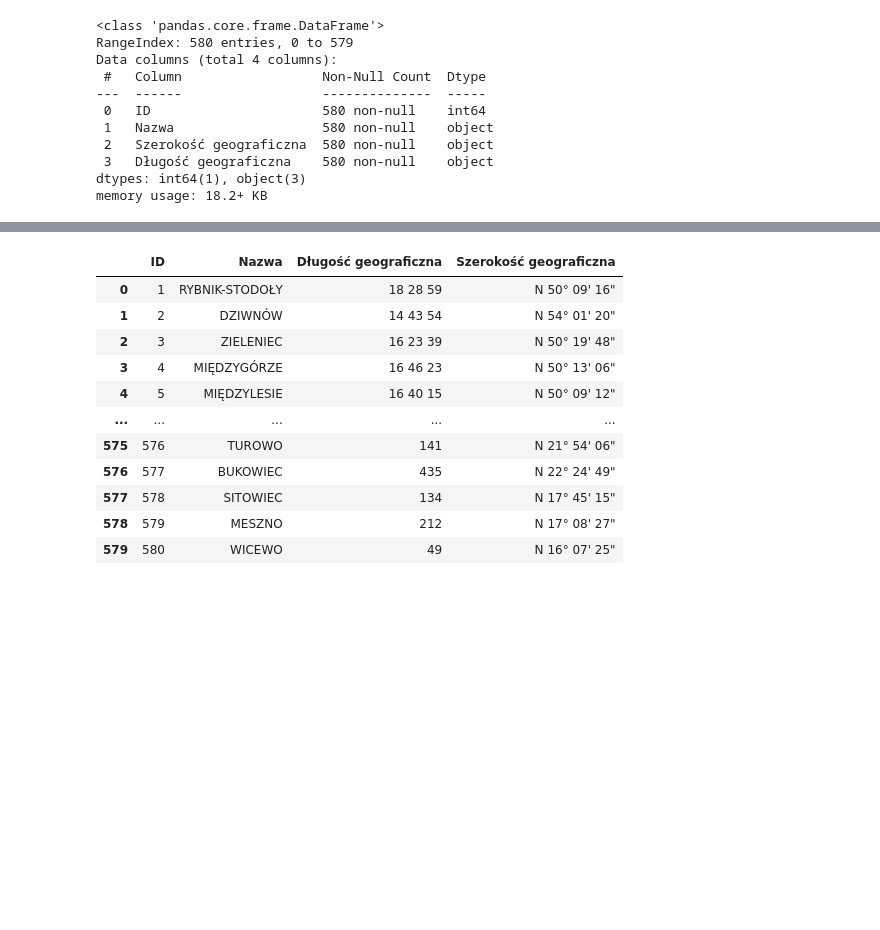
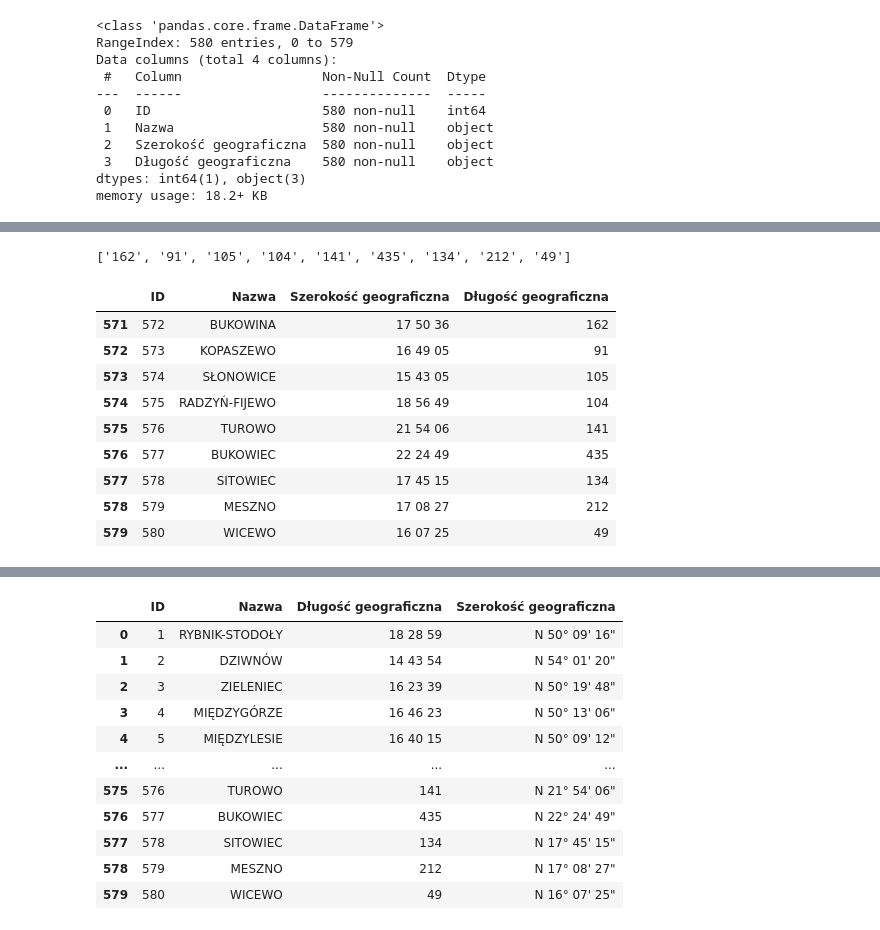
Before and after one commit to oliwia-kol/Hitech-Girls-Orange-AI-Project, a Jupyter notebook: Zadanie_Orange.ipynb, the cells around one changed output, grey strips where cells are left out. Drawn from its saved outputs; the diff is of its cells as text; code cells hidden in the pictures; blank space fills up the shorter version.

```diff
--- a/Zadanie_Orange.ipynb
+++ b/Zadanie_Orange.ipynb
@@ -669,0 +682,5 @@ array(['50 09 16', '54 01 20', '50 19 48', '50 13 06', '50 09 12',
+# %%
+# sprawdzenie czy istnieją wartości szerokości i długości geograficznej, które
+# nie mieszczą się w granicach Polski lub mają wprowadzoną nieprawidłową ilóść znaków
+sz = [wsp for wsp in kody_stacji['Szerokość geograficzna'] if (wsp < '49 00 00' or wsp > '54 50 00' or len(wsp) < 8)]
+sz
@@ -669,0 +697,20 @@ array(['50 09 16', '54 01 20', '50 19 48', '50 13 06', '50 09 12',
+# %%
+dl = [wsp for wsp in kody_stacji['Długość geograficzna'] if (wsp < '14 07 00' or wsp > '24 09 00' or len(wsp) < 8)]
+dl
+# %% [output]
+['162', '91', '105', '104', '141', '435', '134', '212', '49']
+# %%
+# wypisanie tablicy miejscowości ze złymi danymi szerokości geograficznej
+sz_t = kody_stacji[kody_stacji['Szerokość geograficzna'].isin(sz)]
+sz_t
+# %% [output]
+|  | ID | Nazwa | Szerokość geograficzna | Długość geograficzna |
+| 571 | 572 | BUKOWINA | 17 50 36 | 162 |
+| 572 | 573 | KOPASZEWO | 16 49 05 | 91 |
+| 573 | 574 | SŁONOWICE | 15 43 05 | 105 |
+| 574 | 575 | RADZYŃ-FIJEWO | 18 56 49 | 104 |
+| 575 | 576 | TUROWO | 21 54 06 | 141 |
+| 576 | 577 | BUKOWIEC | 22 24 49 | 435 |
+| 577 | 578 | SITOWIEC | 17 45 15 | 134 |
+| 578 | 579 | MESZNO | 17 08 27 | 212 |
+| 579 | 580 | WICEWO | 16 07 25 | 49 |
```
Also changed, not shown: parts of 17 cells of this notebook.
